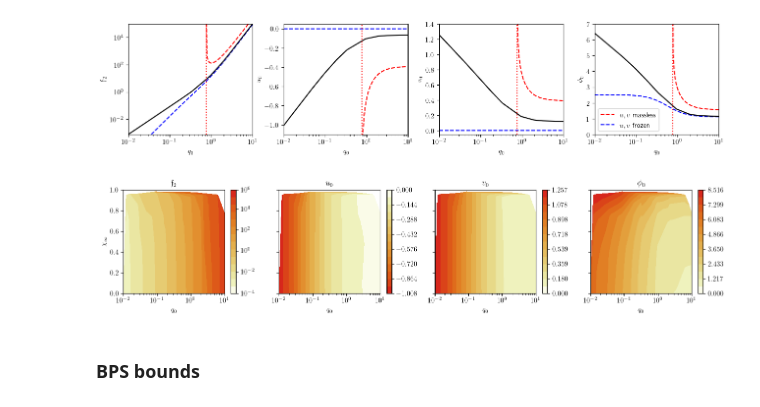
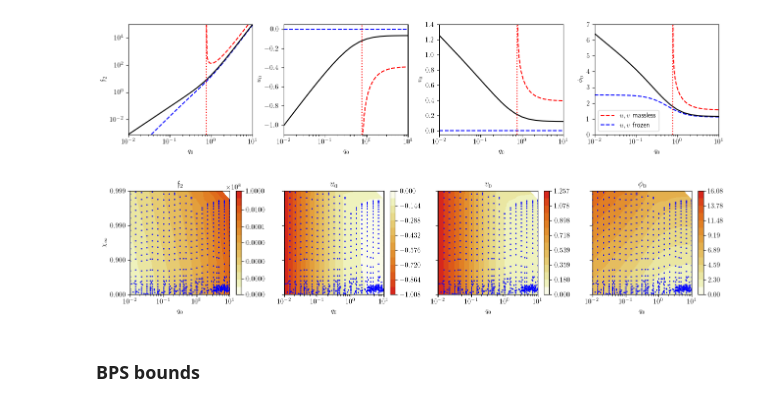
Before and after one commit to gloges/typeII-wormholes, a Jupyter notebook: wormholes.ipynb, the cells around one changed output. Saved outputs shown, nothing was run; the diff lists cells and outputs as text; code cells hidden in the pictures.

Commit message:
Improved data near χinf = 1 & BPS image

```diff
--- a/wormholes.ipynb
+++ b/wormholes.ipynb
@@ -17,7 +17,7 @@ warnings.filterwarnings('ignore')
 %load_ext autoreload
 %autoreload 2
 # %%
-plt.rcParams['figure.dpi'] = 100
+plt.rcParams['figure.dpi'] = 150
 plt.rcParams['text.usetex'] = True
 plt.rcParams['text.latex.preamble'] = '\\usepackage{amssymb} \\usepackage{amsmath}'
 # %% [markdown]
@@ -354,5 +354,5 @@ plt.show()
 # %% [markdown]
 First collect data:
 # %%
-# data = np.empty([11, 0])
-data = np.load('T11_data.npy')
+data_T11 = np.empty([13, 0])
+# data_T11 = np.load('T11_data.npy')
@@ -395 +359,6 @@ plt.show()
+# %%
+# Polynomial parameters which estimate the largest χ1 as a function of log(q0) on 0.01 < q0 < 10
+# Evaluate using np.polyval(χ1max_fit_params, np.log(q0))
+χ1max_fit_params = [ 1.61455675e-05, 1.29646938e-04, -1.84009986e-04, -3.36849837e-03, -1.75288097e-03,
+                     3.14490545e-02, 2.69403440e-02, -1.45413454e-01, -1.49852230e-01,  5.35579527e-01]
 # %%
@@ -450,5 +480,8 @@ np.save('T11_data.npy', data)
 # %%
-q0s, χ1s, rmaxes, u0s, v0s, φ0s, φ4s, χ4s, φχ4s, χinfs, flux2s = data
+data_T11 = data_T11[:, data_T11[9] < 1]
+np.save('T11_data.npy', data_T11)
+
+q0s, χ1s, rmaxes, u0s, v0s, φ0s, φ4s, χ4s, φχ4s, χinfs, flux2s, ric5s, ric10s = data_T11
 # %% [markdown]
 For $\chi=0$ the values of $u_0$, $v_0$, $\phi_0$ and the flux can be compared with the two Giddings-Strominger "approximations".
 # %%
@@ -506,40 +539,51 @@ plt.show()
 [figure]
 # %%
 # Perform triangulation on log data
-tri = Triangulation(np.log(q0s), χinfs)
-# tri = Triangulation(q0s, χinfs)
+tri = Triangulation(np.log(q0s), -np.log(1-χinfs))
 tri.x = np.exp(tri.x)
+tri.y = 1-np.exp(-tri.y)
 
 
 fig, axes = plt.subplots(1, 4, figsize=(13,3), sharex=True, sharey=True)
 
-im = axes[0].tricontourf(tri, flux2s, levels=np.geomspace(10**-4, 10**6, 15), cmap=cc.cm['CET_L18'], norm=colors.LogNorm())
-plt.colorbar(im, ax=axes[0], ticks=np.geomspace(10**-4, 10**6, 6))
+im = axes[0].tricontourf(tri, flux2s, levels=np.geomspace(10**-4, 10**8, 15), cmap=cc.cm['CET_L18'], norm=colors.LogNorm())
+plt.colorbar(im, ax=axes[0], ticks=np.geomspace(10**-4, 10**8, 7))
 
 im = axes[1].tricontourf(tri, u0s, levels=np.linspace(min(u0s), 0, 15), cmap=cc.cm['CET_L18_r'])
 plt.colorbar(im, ax=axes[1])
 
 im = axes[2].tricontourf(tri, v0s, levels=np.linspace(0, max(v0s), 15), cmap=cc.cm['CET_L18'])
 plt.colorbar(im, ax=axes[2])
 
 im = axes[3].tricontourf(tri, φ0s, levels=np.linspace(0, max(φ0s), 15), cmap=cc.cm['CET_L18'])
 plt.colorbar(im, ax=axes[3])
 
 
 for ax, title in zip(axes, ['$\mathfrak{f}_2$', '$u_0$', '$v_0$', '$\phi_0$']):
-    # ax.scatter(q0s, χinfs, color='b', s=5)
+    ax.scatter(q0s, χinfs, color='b', s=1)
     ax.set_xlabel('$q_0$')
     ax.set_title(title)
 
 axes[0].set_ylabel('$\chi_\infty$')
 
 plt.xscale('log')
-plt.ylim(0, 1)
+# plt.ylim(0, 6)
+
+def forward(x):
+    return -np.log(1-x)
+
+def inverse(x):
+    return 1 - np.exp(-x)
+
+ax.set_yscale('function', functions=(forward, inverse))
+ax.set_ylim(0.9, 0.999)
+ax.set_yticks([0, 0.9, 0.99, 0.999])
+
 
 plt.tight_layout()
 plt.show()
 # %% [output]
-[figure, old version]
+[figure, new version]
 # %% [markdown]
 ### BPS bounds
 # %%
```
Also changed, not shown: parts of 7 cells of this notebook, 3 other files.
